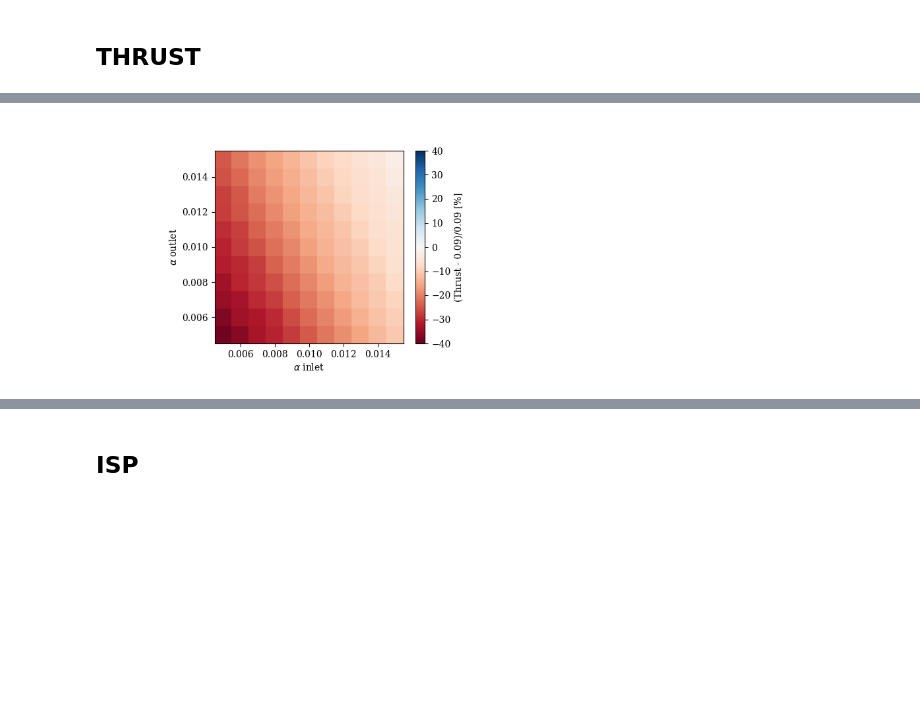
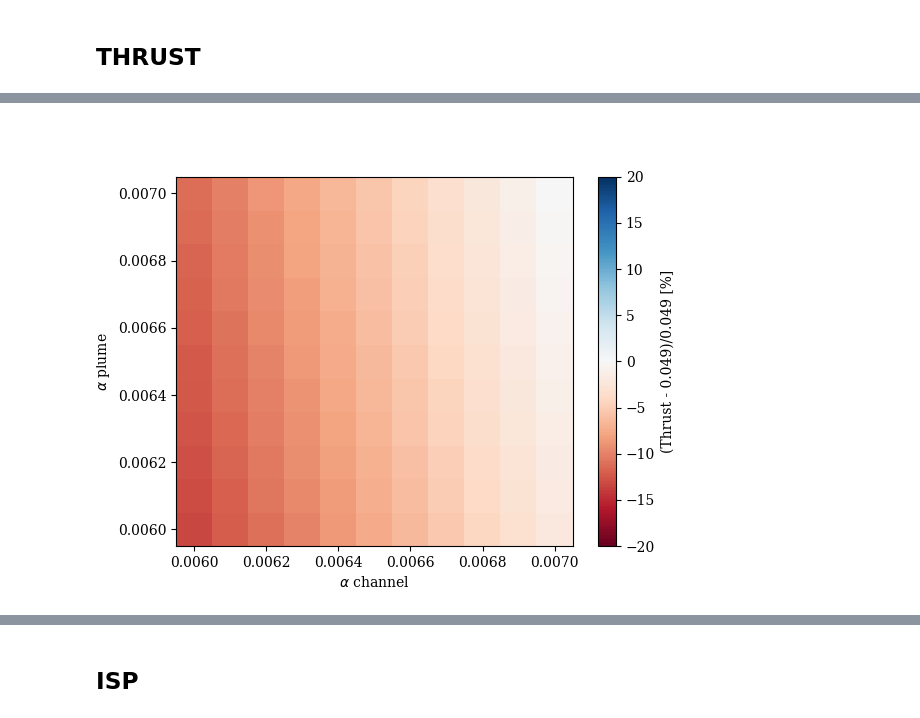
Before and after one commit to federicopetronio/FLHET1D, a Jupyter notebook: multi_treat_1D_mazallon.ipynb, the cells around one changed output, grey strips where cells are left out. Saved outputs shown, nothing was run; the diff lists cells and outputs as text; code cells hidden in the pictures; blank space fills up the shorter version.

Commit message:
Adapted to Krypton
New files adapted to Krypton (PPSX00K)

```diff
--- a/multi_treat_1D_mazallon.ipynb
+++ b/multi_treat_1D_mazallon.ipynb
@@ -314,8 +319,9 @@ def calc_current(Results):
 # %% [markdown]
 ## INITIALISATION - ###TO CHANGE###
 # %%
-Thruster = "PPS1350"
-Model = "Linear"
+Thruster = "PPSX00K"
+Model = "Step"
+Alpha_limit = True # If True, while searching the extremal cases, we only consider the cases where alphaB1<alphaB2
 # %% [markdown]
 ## PICK_RESULTS
 # %%
@@ -344,4 +350,5 @@ for indx in range(-lungh,lungh+1):
         plt.close()
 alpha_B1_save = alpha_B1
 alpha_B2_save = alpha_B2
+RESULTS_OPTIMAL = []
 # %% [output]
@@ -504,27 +513,38 @@ indx_opti = 0 # We look for the set of alphaB with the lowest error
 indy_opti = 0
 thrust_scaled_opti = 100
 indx_worst = 0 # We look for the set of alphaB with the highest error
-indx_worst = 0
+indy_worst = 0
 thrust_scaled_worst = 0
 for indx in range(-lungh,lungh+1):
-    for indy in range(-lungh,lungh+1):
-        if abs(Thrust_scaled[lungh+indx, lungh+indy]) < thrust_scaled_opti :
-            indx_opti = indx
-            indy_opti = indy
-            thrust_scaled_opti = abs(Thrust_scaled[lungh+indx, lungh+indy])
-        elif abs(Thrust_scaled[lungh+indx, lungh+indy]) > thrust_scaled_worst :
-            indx_worst = indx
-            indy_worst = indy
-            thrust_scaled_worst = abs(Thrust_scaled[lungh+indx, lungh+indy])
+    if Alpha_limit == True :
+        for indy in range(indx,lungh+1):
+            if abs(Thrust_scaled[lungh+indx, lungh+indy]) < thrust_scaled_opti :
+                indx_opti = indx
+                indy_opti = indy
+                thrust_scaled_opti = abs(Thrust_scaled[lungh+indx, lungh+indy])
+            elif abs(Thrust_scaled[lungh+indx, lungh+indy]) > thrust_scaled_worst :
+                indx_worst = indx
+                indy_worst = indy
+                thrust_scaled_worst = abs(Thrust_scaled[lungh+indx, lungh+indy])
+    elif Alpha_limit == False :
+        for indy in range(-lungh,lungh+1):
+            if abs(Thrust_scaled[lungh+indx, lungh+indy]) < thrust_scaled_opti :
+                indx_opti = indx
+                indy_opti = indy
+                thrust_scaled_opti = abs(Thrust_scaled[lungh+indx, lungh+indy])
+            elif abs(Thrust_scaled[lungh+indx, lungh+indy]) > thrust_scaled_worst :
+                indx_worst = indx
+                indy_worst = indy
+                thrust_scaled_worst = abs(Thrust_scaled[lungh+indx, lungh+indy])
 print("Optimal case - alpha_B1 : " +str(alpha_B1[lungh+indx_opti])+ ", alpha_B2 : " +str(alpha_B2[lungh+indy_opti])+", Thrust : "+str(Thrust[lungh+indx_opti, lungh+indy_opti])+" [N], Relative error : "+str(Thrust_scaled[lungh+indx_opti, lungh+indy_opti])+" [%]")
 print("Worst case - alpha_B1 : " +str(alpha_B1[lungh+indx_worst])+ ", alpha_B2 : " +str(alpha_B2[lungh+indy_worst])+", Thrust : "+str(Thrust[lungh+indx_worst, lungh+indy_worst])+" [N], Relative error : "+str(Thrust_scaled[lungh+indx_worst, lungh+indy_worst])+" [%]")
-
+RESULTS_OPTIMAL.append(["Optimal case thrust - alpha_B1 : " +str(alpha_B1[lungh+indx_opti])+ ", alpha_B2 : " +str(alpha_B2[lungh+indy_opti])+", Thrust : "+str(Thrust[lungh+indx_opti, lungh+indy_opti])+" [N], Relative error : "+str(Thrust_scaled[lungh+indx_opti, lungh+indy_opti])+" [%]"])
+RESULTS_OPTIMAL.append(["Worst case thrust - alpha_B1 : " +str(alpha_B1[lungh+indx_worst])+ ", alpha_B2 : " +str(alpha_B2[lungh+indy_worst])+", Thrust : "+str(Thrust[lungh+indx_worst, lungh+indy_worst])+" [N], Relative error : "+str(Thrust_scaled[lungh+indx_worst, lungh+indy_worst])+" [%]"])
 
 # Error grid
-plt.figure(figsize=(12, 4))  # Set figure size
 gs1 = gridspec.GridSpec(1, 2)
 gs1.update(hspace=0.4, wspace=0.35, left=0.15, right=0.85, bottom=0.15)
-ax0 = plt.subplot(gs1[0])
+f, ax0 = plt.subplots()
 assi = [ax0]
 
 vmax = 10*(int(abs(Thrust_scaled[lungh+indx_worst][lungh+indy_worst])/10)+1) # Calibrate the color chart
@@ -535,6 +555,10 @@ plt.colorbar(im, label = "(Thrust - " +str(Thrust_ref)+")/"+str(Thrust_ref)+" [%
 plt.xlabel(x_label)
 plt.ylabel(y_label)
 plt.show()
+if Alpha_limit == True :
+    plt.savefig("Post_treat_1D/"+Thruster+"/"+Model+"/thrust_limited.png", dpi=300, transparent=True, bbox_inches='tight')
+elif Alpha_limit == False :
+    plt.savefig("Post_treat_1D/"+Thruster+"/"+Model+"/thrust.png", dpi=300, transparent=True, bbox_inches='tight')
 
 # Variations in time
 plt.figure()
@@ -557,6 +581,9 @@ for i_save, file in enumerate(files):
         vi_tot.append(P[2,:])
 for i in range(len(vi_tot)) :
     Thrust_profile_opti.append(np.mean(M*A0*ni_tot[i][-10:-3]*vi_tot[i][-10:-3]**2))
+for i in range (len(time_save)):
+    time_save[i]=1000*time_save[i] # We convert to ms
+    Thrust_profile_opti[i]=1000*Thrust_profile_opti[i] # We convert the thrust profile to mN
 plt.plot(time_save, Thrust_profile_opti ,label = 'Optimal thrust profile in time')
 Thrust_profile_worst = []
 ni_tot = []
@@ -577,11 +604,17 @@ for i_save, file in enumerate(files):
         vi_tot.append(P[2,:])
 for i in range(len(vi_tot)) :
     Thrust_profile_worst.append(np.mean(M*A0*ni_tot[i][-10:-3]*vi_tot[i][-10:-3]**2))
-
+for i in range (len(time_save)):
+    time_save[i]=1000*time_save[i] # We convert to ms
+    Thrust_profile_worst[i]=1000*Thrust_profile_worst[i] # We convert the thrust profile to mN
 plt.plot(time_save, Thrust_profile_worst ,label = 'Worst thrust profile in time')
 plt.legend()
-plt.xlabel('Time [s]')
-plt.ylabel('Thrust [N]')
+plt.xlabel('Time [ms]')
+plt.ylabel('Thrust [mN]')
+if Alpha_limit == True :
+    plt.savefig("Post_treat_1D/"+Thruster+"/"+Model+"/thrust_extre_time_limited.png", dpi=300, transparent=True, bbox_inches='tight')
+elif Alpha_limit == False :
+    plt.savefig("Post_treat_1D/"+Thruster+"/"+Model+"/thrust_extre_time.png", dpi=300, transparent=True, bbox_inches='tight')
 
 # Variations in space
 plt.figure()
@@ -602,6 +635,9 @@ for i_save, file in enumerate(files):
         vi_tot.append(P[2,:])
 for i in range(len(vi_tot[0])) :
     Thrust_profile_opti.append(np.mean(M*A0*ni_tot[-100][i]*vi_tot[-100][i]**2))
+for i in range (len(x_center)):
+    x_center[i]=100*x_center[i] # We convert to cm
+    Thrust_profile_opti[i]=1000*Thrust_profile_opti[i] # We convert the thrust profile to mN
 plt.plot(x_center, Thrust_profile_opti ,label = 'Optimal thrust profile in space')
 Thrust_profile_worst = []
 ni_tot = []
@@ -620,9 +656,15 @@ for i_save, file in enumerate(files):
         vi_tot.append(P[2,:])
 for i in range(len(vi_tot[0])) :
     Thrust_profile_worst.append(np.mean(M*A0*ni_tot[-100][i]*vi_tot[-100][i]**2))
-
-plt.plot(x_center, Thrust_profile_worst ,label = 'Worst thrust profile in space')
+for i in range (len(x_center)):
+    x_center[i]=100*x_center[i] # We convert to cm
+    Thrust_profile_worst[i]=1000*Thrust_profile_worst[i] # We convert the thrust profile to mN
+plt.plot(x_center,Thrust_profile_worst ,label = 'Worst thrust profile in space')
 plt.legend()
-plt.xlabel('Position on the thruster axis [m]')
-plt.ylabel('Thrust [N]')
+plt.xlabel('Position on the thruster axis [cm]')
+plt.ylabel('Thrust [mN]')
+if Alpha_limit == True :
+    plt.savefig("Post_treat_1D/"+Thruster+"/"+Model+"/thrust_extre_space_limited.png", dpi=300, transparent=True, bbox_inches='tight')
+elif Alpha_limit == False :
+    plt.savefig("Post_treat_1D/"+Thruster+"/"+Model+"/thrust_extre_space.png", dpi=300, transparent=True, bbox_inches='tight')
 # %% [output]
@@ -631 +673 @@ Worst case - alpha_B1 : 0.006, alpha_B2 : 0.005, Thrust : 0.05726763868507283 [N
-[figure, old version]
+[figure, new version]
```
Also changed, not shown: parts of 11 cells of this notebook, 4 other files.
